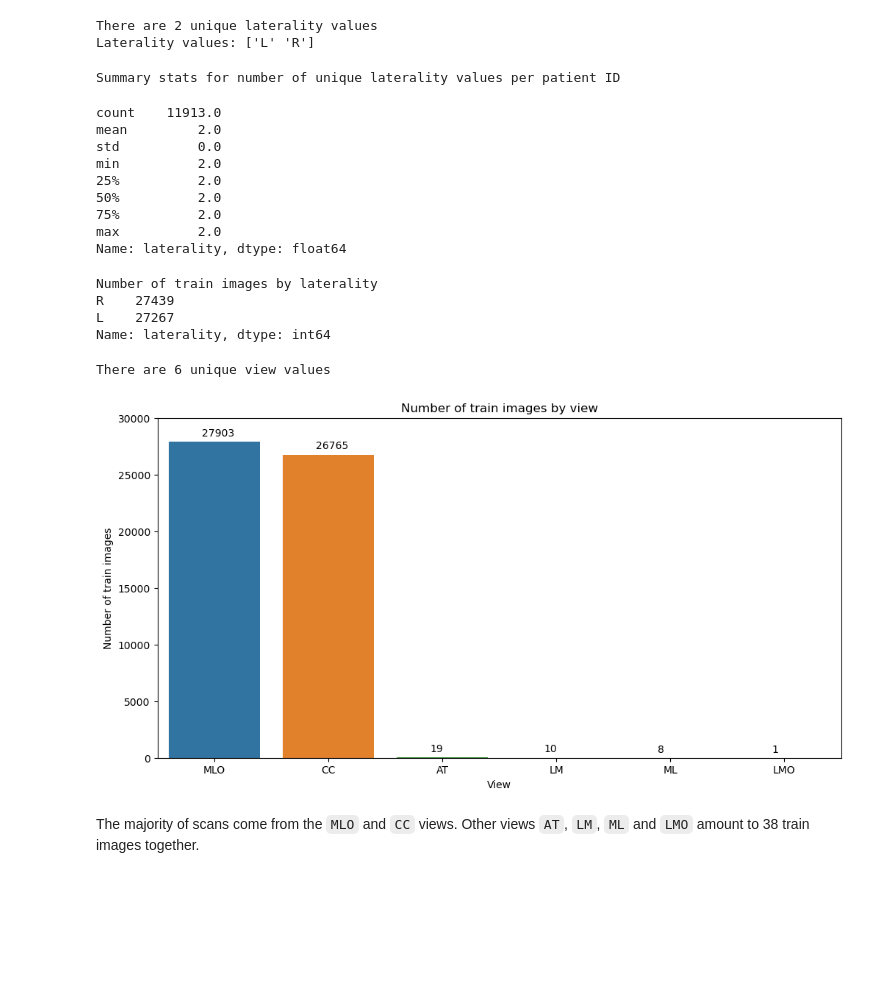
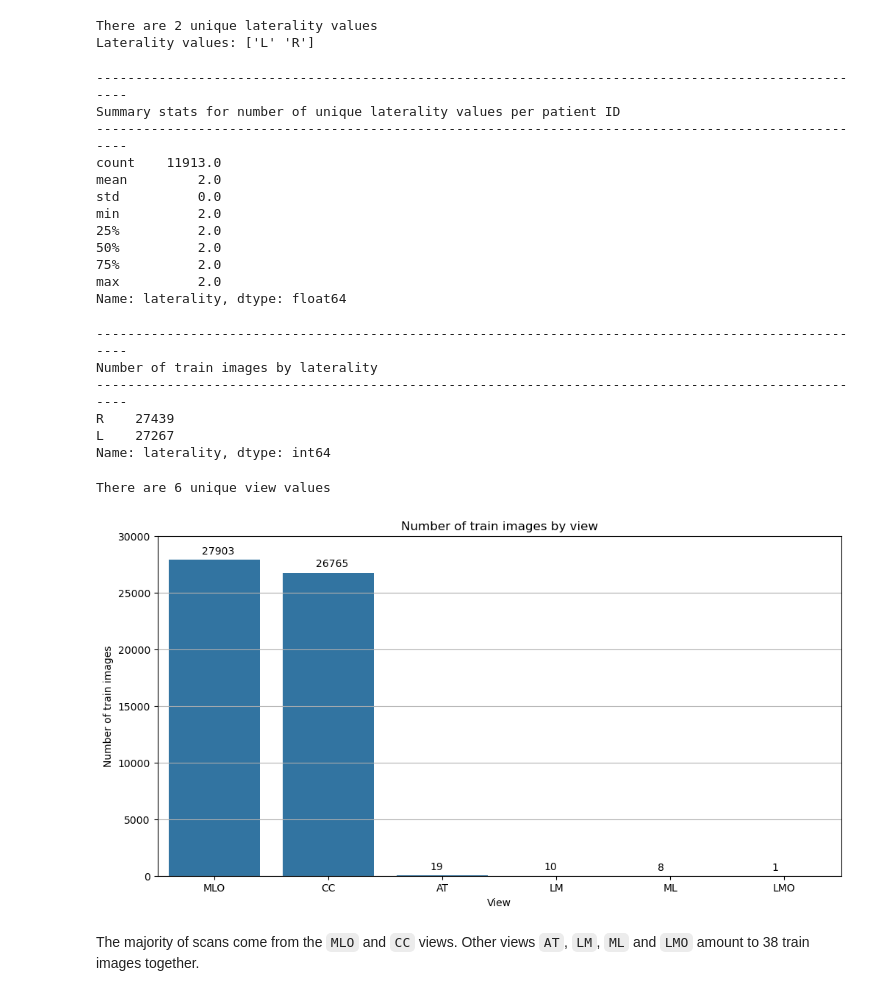
Before and after one commit to edward-sims/breast-cancer-detection, a Jupyter notebook: notebooks/0_eda.ipynb, the cells around one changed output. Cells and saved outputs as stored; diff of their text form; code cells hidden in the pictures; blank space fills up the shorter version.

```diff
--- a/notebooks/0_eda.ipynb
+++ b/notebooks/0_eda.ipynb
@@ -27,6 +27,7 @@ from utils.utils import read_images, display_img
 from utils.constants import ROWS, COLS, CHANNELS, SEED
 
 plt.rcParams["figure.figsize"] = (12, 6)
+pal = sns.color_palette().as_hex() # Color palette
 
 np.random.seed(SEED)
 ia.seed(SEED)
@@ -80,7 +91,8 @@ Number of train images: 54706
 ax = sns.countplot(
     data=metadata_train,
     x="cancer",
-    order=metadata_train["cancer"].value_counts().index
+    order=metadata_train["cancer"].value_counts().index,
+    color=pal[0]
 )
 
 for p, label in zip(ax.patches, metadata_train["cancer"].value_counts()):
@@ -101,7 +113,8 @@ ax = sns.barplot(
         .rename(columns={"cancer": "pct", "index": "cancer"}),
     x="cancer",
     y="pct",
-    order=metadata_train["cancer"].value_counts().index
+    order=metadata_train["cancer"].value_counts().index,
+    color=pal[0]
 )
 
 for p, label in zip(ax.patches, round(metadata_train["cancer"].value_counts(normalize=True), 3)):
@@ -224,25 +252,29 @@ There are 2 unique laterality values
 Laterality values: ['L' 'R']
 # %%
 # Summary stats for number of unique laterality values per patient
-print("Summary stats for number of unique laterality values per patient ID")
-metadata_train.groupby('patient_id')['laterality'].nunique().describe()
+print(f"{'-'*100}\nSummary stats for number of unique laterality values per patient ID\n{'-'*100}")
+print(metadata_train.groupby('patient_id')['laterality'].nunique().describe())
 # %% [output]
+----------------------------------------------------------------------------------------------------
 Summary stats for number of unique laterality values per patient ID
+----------------------------------------------------------------------------------------------------
+count    11913.0
+mean         2.0
+std          0.0
+min          2.0
+25%          2.0
+50%          2.0
+75%          2.0
+max          2.0
+Name: laterality, dtype: float64
-count    11913.0
-mean         2.0
-std          0.0
-min          2.0
-25%          2.0
-50%          2.0
-75%          2.0
-max          2.0
-Name: laterality, dtype: float64
 # %%
 # Number of train images by laterality
-print("Number of train images by laterality")
+print(f"{'-'*100}\nNumber of train images by laterality\n{'-'*100}")
 print(metadata_train["laterality"].value_counts())
 # %% [output]
+----------------------------------------------------------------------------------------------------
 Number of train images by laterality
+----------------------------------------------------------------------------------------------------
 R    27439
 L    27267
 Name: laterality, dtype: int64
@@ -254,20 +286,22 @@ There are 6 unique view values
 # %%
 # Number of train images by cancer label
 ax = sns.countplot(
     data=metadata_train,
     x="view",
-    order=metadata_train["view"].value_counts().index
+    order=metadata_train["view"].value_counts().index,
+    color=pal[0]
 )
 
 for p, label in zip(ax.patches, metadata_train["view"].value_counts()):
     ax.annotate(label, (p.get_x() + 0.29, p.get_height() + 500.15))
 
 plt.title("Number of train images by view")
 plt.xlabel("View")
 plt.ylabel("Number of train images")
 plt.ylim([0, 30000])
+plt.grid(axis="y")
 plt.show()
 # %% [output]
-[figure, old version]
+[figure, new version]
 # %% [markdown]
 The majority of scans come from the `MLO` and `CC` views. Other views `AT`, `LM`, `ML` and `LMO` amount to 38 train images together.
```
Also changed, not shown: parts of 22 cells of this notebook.
